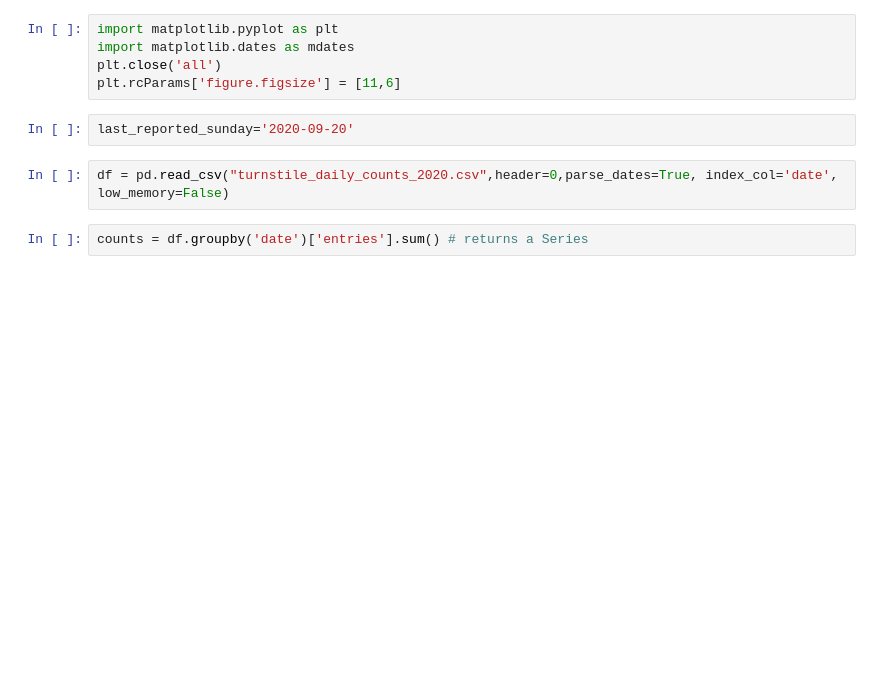
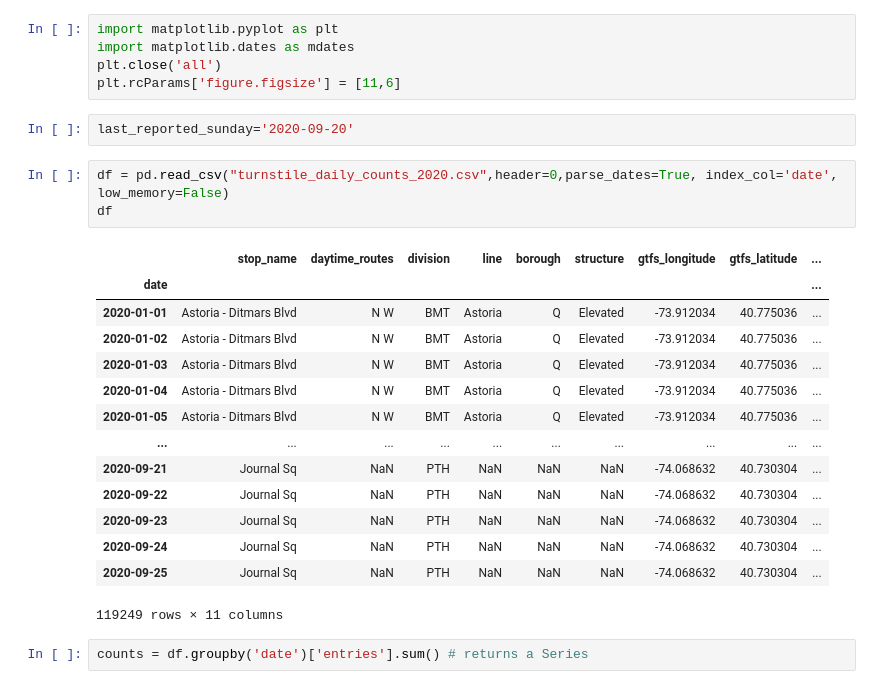
Before and after one commit to anthonymobile/subway_forecast, a Jupyter notebook: ridership_projection.ipynb, the cells around one changed output. Cells and saved outputs as stored; diff of their text form; blank space fills up the shorter version.

```diff
--- a/ridership_projection.ipynb
+++ b/ridership_projection.ipynb
@@ -11,6 +11,22 @@ plt.rcParams['figure.figsize'] = [11,6]
 last_reported_sunday='2020-09-20'
 # %%
 df = pd.read_csv("turnstile_daily_counts_2020.csv",header=0,parse_dates=True, index_col='date', low_memory=False)
+df
+# %% [output]
+|  | stop_name | daytime_routes | division | line | borough | structure | gtfs_longitude | gtfs_latitude | ... |
+| date |  |  |  |  |  |  |  |  | ... |
+| 2020-01-01 | Astoria - Ditmars Blvd | N W | BMT | Astoria | Q | Elevated | -73.912034 | 40.775036 | ... |
+| 2020-01-02 | Astoria - Ditmars Blvd | N W | BMT | Astoria | Q | Elevated | -73.912034 | 40.775036 | ... |
+| 2020-01-03 | Astoria - Ditmars Blvd | N W | BMT | Astoria | Q | Elevated | -73.912034 | 40.775036 | ... |
+| 2020-01-04 | Astoria - Ditmars Blvd | N W | BMT | Astoria | Q | Elevated | -73.912034 | 40.775036 | ... |
+| 2020-01-05 | Astoria - Ditmars Blvd | N W | BMT | Astoria | Q | Elevated | -73.912034 | 40.775036 | ... |
+| ... | ... | ... | ... | ... | ... | ... | ... | ... | ... |
+| 2020-09-21 | Journal Sq | NaN | PTH | NaN | NaN | NaN | -74.068632 | 40.730304 | ... |
+| 2020-09-22 | Journal Sq | NaN | PTH | NaN | NaN | NaN | -74.068632 | 40.730304 | ... |
+| 2020-09-23 | Journal Sq | NaN | PTH | NaN | NaN | NaN | -74.068632 | 40.730304 | ... |
+| 2020-09-24 | Journal Sq | NaN | PTH | NaN | NaN | NaN | -74.068632 | 40.730304 | ... |
+| 2020-09-25 | Journal Sq | NaN | PTH | NaN | NaN | NaN | -74.068632 | 40.730304 | ... |
+119249 rows × 11 columns
 # %%
 counts = df.groupby('date')['entries'].sum() # returns a Series
 # %%
```
Also changed, not shown: parts of 13 cells of this notebook.
